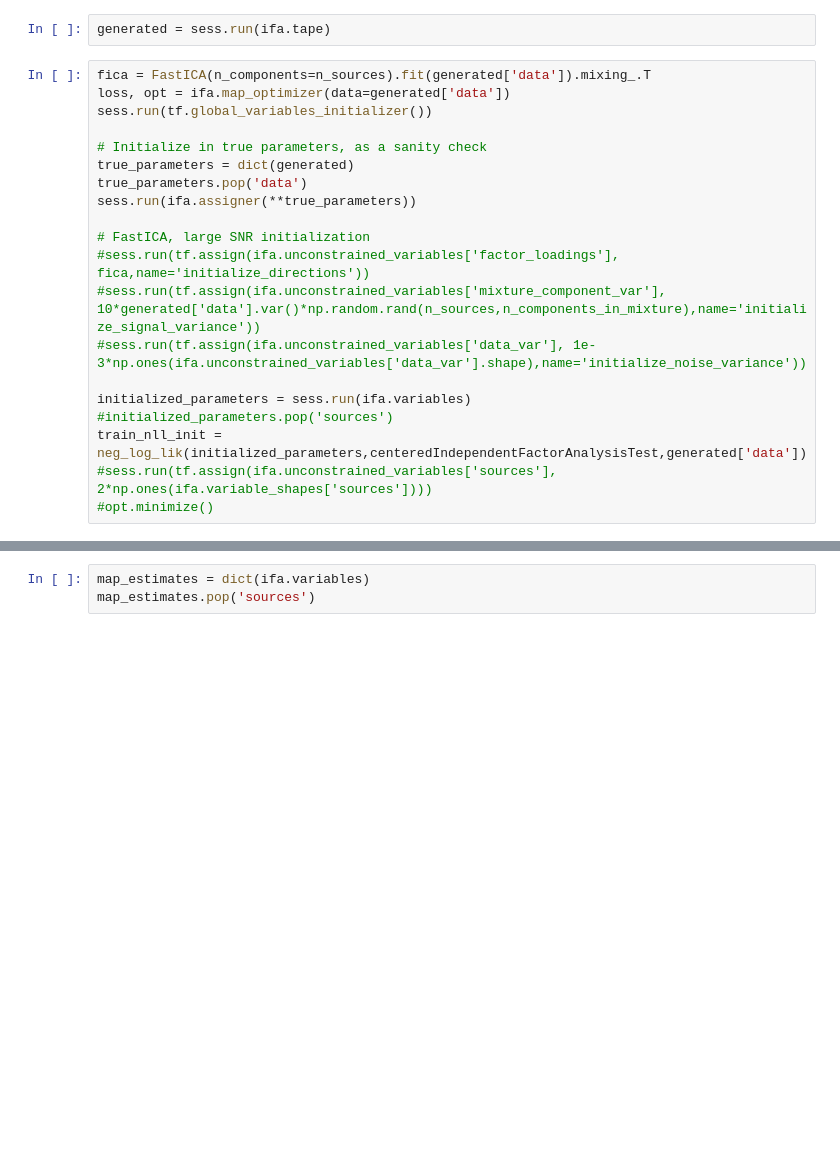
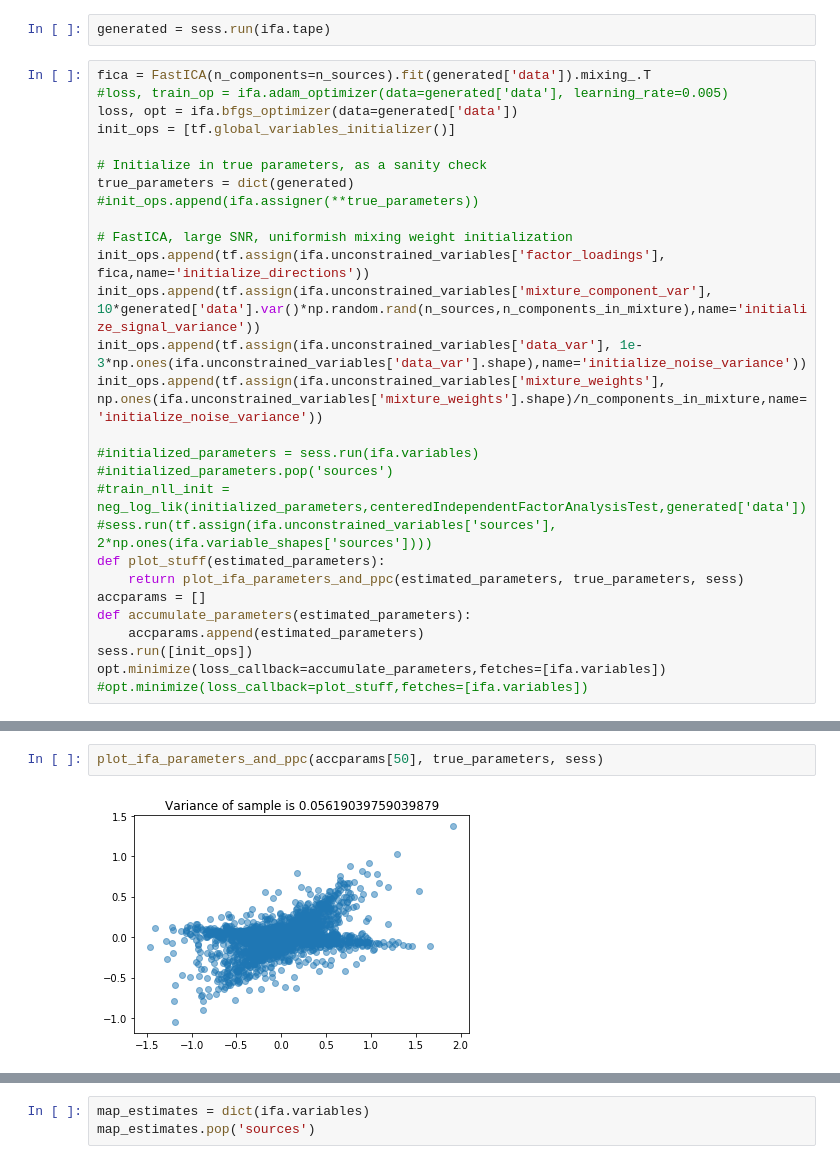
Before and after one commit to deoxyribose/FactOrCluster, a Jupyter notebook: notebooks/cifa_validation.ipynb, the cells around one changed output, grey strips where cells are left out. Saved outputs shown, nothing was run; the diff lists cells and outputs as text; blank space fills up the shorter version.

Commit message:
plotting during training

```diff
--- a/notebooks/cifa_validation.ipynb
+++ b/notebooks/cifa_validation.ipynb
@@ -41,21 +42,29 @@ ifa.unconstrained_variables
 generated = sess.run(ifa.tape)
 # %%
 fica = FastICA(n_components=n_sources).fit(generated['data']).mixing_.T
-loss, opt = ifa.map_optimizer(data=generated['data'])
-sess.run(tf.global_variables_initializer())
+#loss, train_op = ifa.adam_optimizer(data=generated['data'], learning_rate=0.005)
+loss, opt = ifa.bfgs_optimizer(data=generated['data'])
+init_ops = [tf.global_variables_initializer()]
 
 # Initialize in true parameters, as a sanity check
 true_parameters = dict(generated)
-true_parameters.pop('data')
-sess.run(ifa.assigner(**true_parameters))
+#init_ops.append(ifa.assigner(**true_parameters))
 
-# FastICA, large SNR initialization
-#sess.run(tf.assign(ifa.unconstrained_variables['factor_loadings'], fica,name='initialize_directions'))
-#sess.run(tf.assign(ifa.unconstrained_variables['mixture_component_var'], 10*generated['data'].var()*np.random.rand(n_sources,n_components_in_mixture),name='initialize_signal_variance'))
-#sess.run(tf.assign(ifa.unconstrained_variables['data_var'], 1e-3*np.ones(ifa.unconstrained_variables['data_var'].shape),name='initialize_noise_variance'))
+# FastICA, large SNR, uniformish mixing weight initialization
+init_ops.append(tf.assign(ifa.unconstrained_variables['factor_loadings'], fica,name='initialize_directions'))
+init_ops.append(tf.assign(ifa.unconstrained_variables['mixture_component_var'], 10*generated['data'].var()*np.random.rand(n_sources,n_components_in_mixture),name='initialize_signal_variance'))
+init_ops.append(tf.assign(ifa.unconstrained_variables['data_var'], 1e-3*np.ones(ifa.unconstrained_variables['data_var'].shape),name='initialize_noise_variance'))
+init_ops.append(tf.assign(ifa.unconstrained_variables['mixture_weights'], np.ones(ifa.unconstrained_variables['mixture_weights'].shape)/n_components_in_mixture,name='initialize_noise_variance'))
 
-initialized_parameters = sess.run(ifa.variables)
+#initialized_parameters = sess.run(ifa.variables)
 #initialized_parameters.pop('sources')
-train_nll_init = neg_log_lik(initialized_parameters,centeredIndependentFactorAnalysisTest,generated['data'])
+#train_nll_init = neg_log_lik(initialized_parameters,centeredIndependentFactorAnalysisTest,generated['data'])
 #sess.run(tf.assign(ifa.unconstrained_variables['sources'], 2*np.ones(ifa.variable_shapes['sources'])))
-#opt.minimize()
+def plot_stuff(estimated_parameters):
+    return plot_ifa_parameters_and_ppc(estimated_parameters, true_parameters, sess)
+accparams = []
+def accumulate_parameters(estimated_parameters):
+    accparams.append(estimated_parameters)
+sess.run([init_ops])
+opt.minimize(loss_callback=accumulate_parameters,fetches=[ifa.variables])
+#opt.minimize(loss_callback=plot_stuff,fetches=[ifa.variables])
@@ -61,0 +101,4 @@ train_nll_init = neg_log_lik(initialized_parameters,centeredIndependentFactorAna
+# %%
+plot_ifa_parameters_and_ppc(accparams[50], true_parameters, sess)
+# %% [output]
+[figure, added]
```
Also changed, not shown: parts of 24 cells of this notebook, 3 other files.
